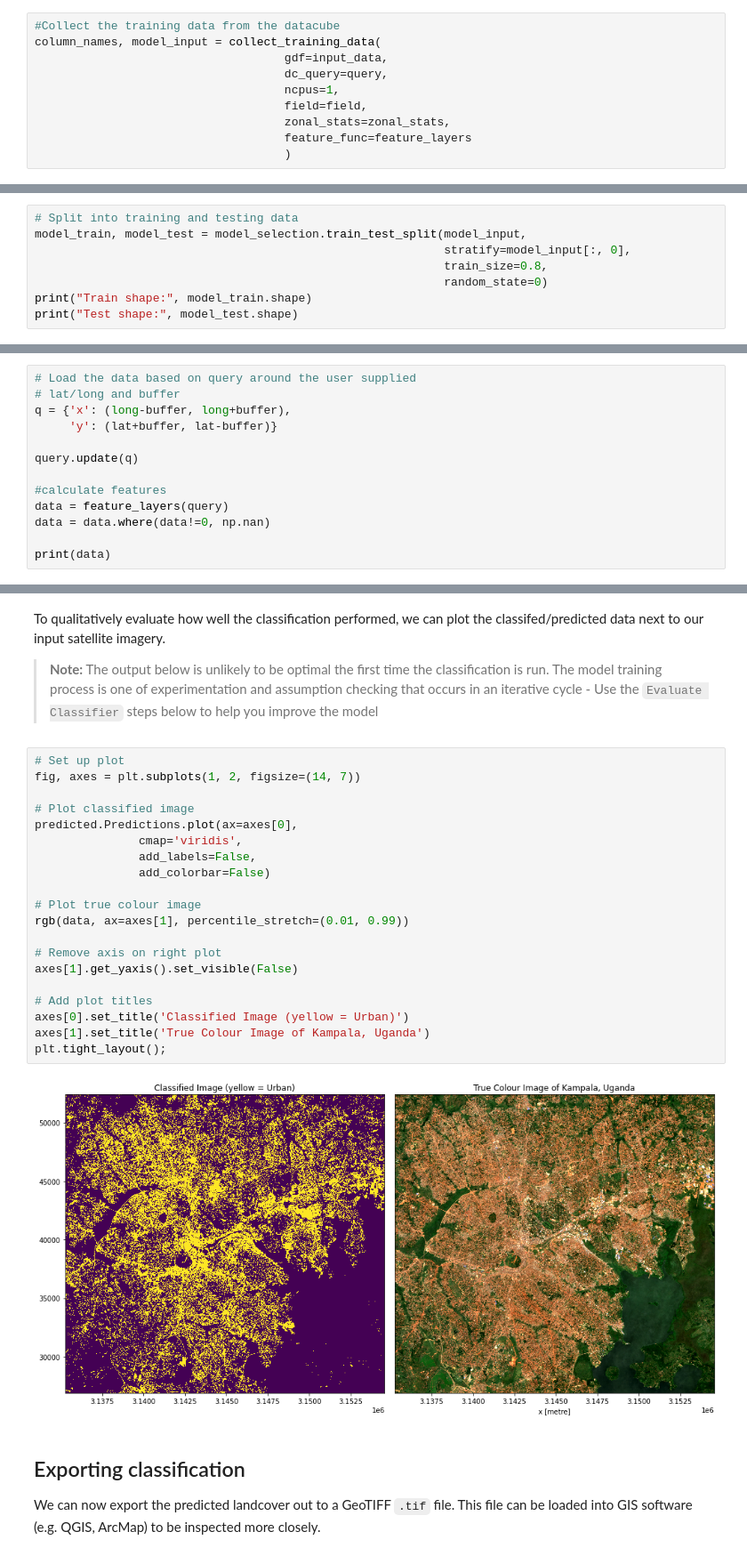
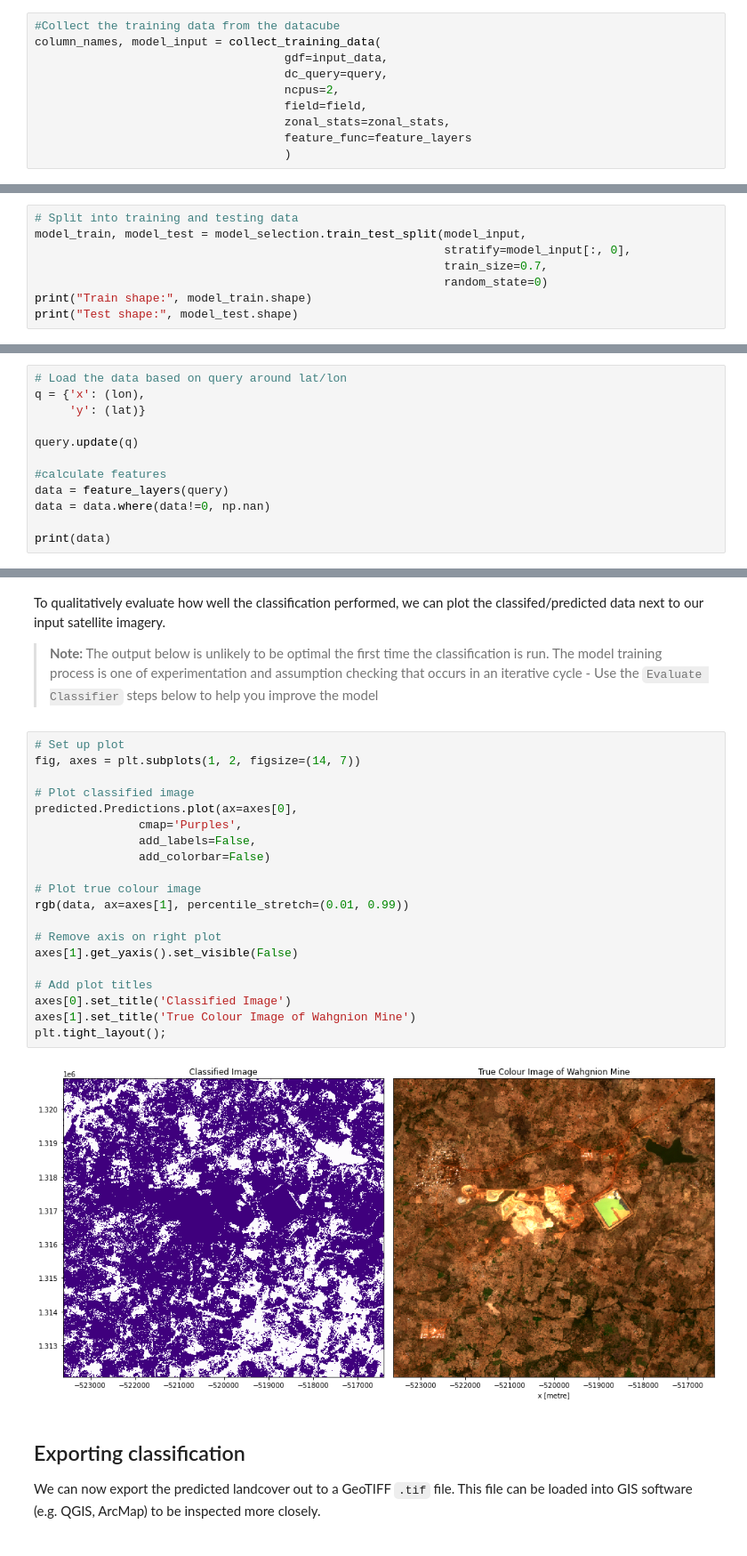
Before and after one commit to eo2cube/datacube_eagles, a Jupyter notebook: 4_Data_Cube_Advanced/notebooks/Machine_learning_with_ODC.ipynb, the cells around one changed output, grey strips where cells are left out. Shown at 89% size. Saved outputs shown, nothing was run; the diff lists cells and outputs as text.

```diff
--- a/4_Data_Cube_Advanced/notebooks/Machine_learning_with_ODC.ipynb
+++ b/4_Data_Cube_Advanced/notebooks/Machine_learning_with_ODC.ipynb
@@ -160,7 +160,7 @@ query = {
 column_names, model_input = collect_training_data(
                                     gdf=input_data,
                                     dc_query=query,
-                                    ncpus=1,
+                                    ncpus=2,
                                     field=field,
                                     zonal_stats=zonal_stats,
                                     feature_func=feature_layers
@@ -200,7 +201,7 @@ This sampling method leads to a similar distribution of class membership in the
 # Split into training and testing data
 model_train, model_test = model_selection.train_test_split(model_input,
                                                            stratify=model_input[:, 0],
-                                                           train_size=0.8,
+                                                           train_size=0.7,
                                                            random_state=0)
 print("Train shape:", model_train.shape)
 print("Test shape:", model_test.shape)
@@ -340,10 +341,9 @@ However, it is typically highly advisable to classify data from the same product
 
 > If you changed any of the parameters in the `Analysis Parameters` section from their default values, then these changes will need to be reflected in the code below. For the prediction section to work, it requires loading the same data as is loaded in the training data. The user needs to update this section manually.
 # %%
-# Load the data based on query around the user supplied
-# lat/long and buffer
-q = {'x': (long-buffer, long+buffer),
-     'y': (lat+buffer, lat-buffer)}
+# Load the data based on query around lat/lon
+q = {'x': (lon),
+     'y': (lat)}
 
 query.update(q)
 
@@ -385,25 +382,25 @@ The model training process is one of experimentation and assumption checking tha
 # %%
 # Set up plot
 fig, axes = plt.subplots(1, 2, figsize=(14, 7))
 
 # Plot classified image
 predicted.Predictions.plot(ax=axes[0],
-               cmap='viridis',
+               cmap='Purples',
                add_labels=False,
                add_colorbar=False)
 
 # Plot true colour image
 rgb(data, ax=axes[1], percentile_stretch=(0.01, 0.99))
 
 # Remove axis on right plot
 axes[1].get_yaxis().set_visible(False)
 
 # Add plot titles
-axes[0].set_title('Classified Image (yellow = Urban)')
-axes[1].set_title('True Colour Image of Kampala, Uganda')
+axes[0].set_title('Classified Image')
+axes[1].set_title('True Colour Image of Wahgnion Mine')
 plt.tight_layout();
 # %% [output]
-[figure, old version]
+[figure, new version]
 # %% [markdown]
 ## Exporting classification
 We can now export the predicted landcover out to a GeoTIFF `.tif` file.
```
Also changed, not shown: parts of 7 cells of this notebook, 3 other files.
